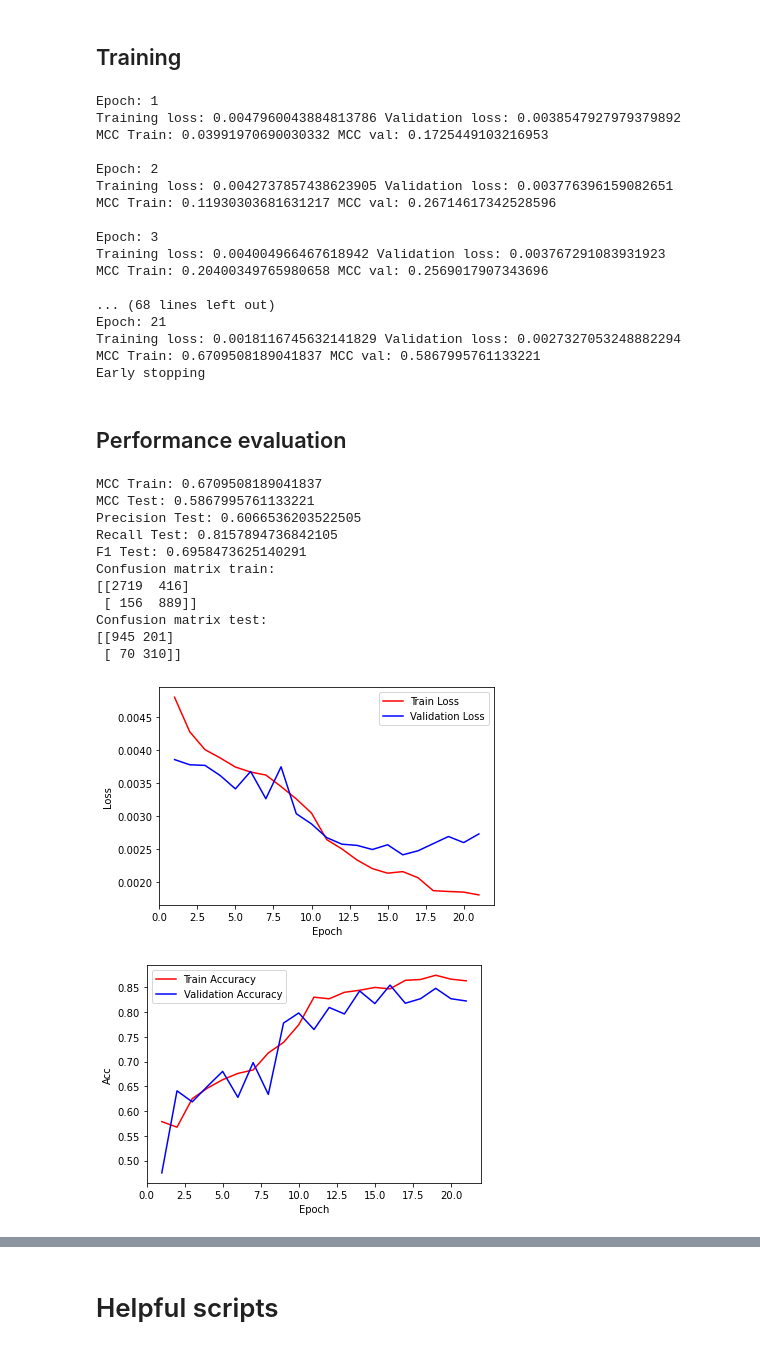
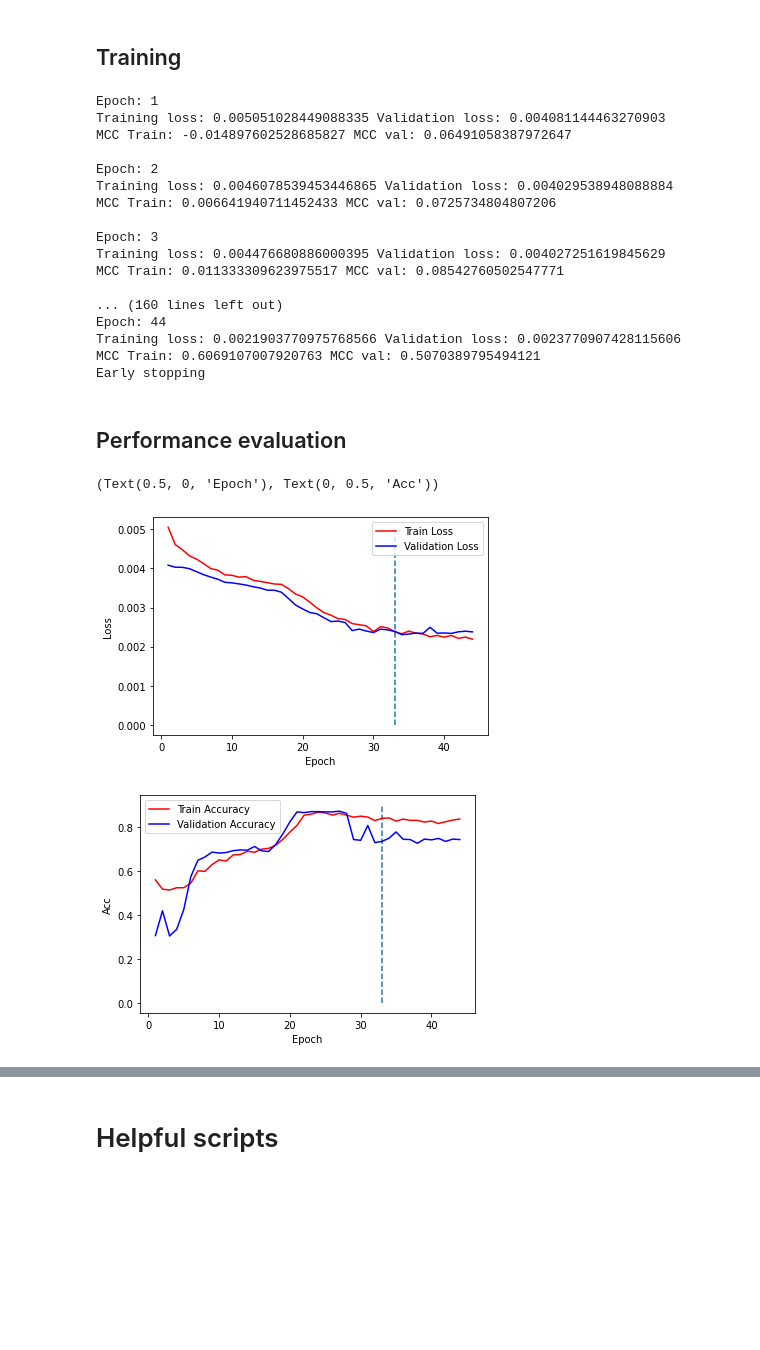
Before and after one commit to HenriettaHolze/TCR-pMHC-prediction, a Jupyter notebook: 002.architecture/improved_architecture_network.ipynb, the cells around one changed output, grey strips where cells are left out. Cells and saved outputs as stored; diff of their text form; code cells hidden in the pictures; blank space fills up the shorter version.

Commit message:
Implemented simple early stopping, which saves best model

```diff
--- a/002.architecture/improved_architecture_network.ipynb
+++ b/002.architecture/improved_architecture_network.ipynb
@@ -245,7 +245,6 @@ for epoch in range(num_epochs):
         train_acc.append(train_acc_cur)
         valid_acc.append(valid_acc_cur)
 
-        from sklearn.metrics import matthews_corrcoef
 
         print(
             "Training loss:",
@@ -261,77 +260,53 @@ for epoch in range(num_epochs):
             matthews_corrcoef(val_targs, val_preds),
         )
 
-    # Early stopping: no improvement in validation loss in 5 consecutive epochs
+    # Early stopping: no improvement in validation loss in 10 consecutive epochs
     if (val_loss / len(X_val)).item() < min_val_loss:
         no_epoch_improve = 0
         min_val_loss = (val_loss / len(X_val))
+        torch.save(net, 'early_stopping_model.pt')
+        best_epoch = epoch
     else:
         no_epoch_improve +=1
-    if no_epoch_improve == 5:
+    if no_epoch_improve == 10:
         print("Early stopping\n")
         break
 # %% [output]
 Epoch: 1
-Training loss: 0.0047960043884813786 Validation loss: 0.0038547927979379892
-MCC Train: 0.03991970690030332 MCC val: 0.1725449103216953
+Training loss: 0.005051028449088335 Validation loss: 0.004081144463270903
+MCC Train: -0.014897602528685827 MCC val: 0.06491058387972647
 
 Epoch: 2
-Training loss: 0.0042737857438623905 Validation loss: 0.003776396159082651
-MCC Train: 0.11930303681631217 MCC val: 0.26714617342528596
+Training loss: 0.0046078539453446865 Validation loss: 0.004029538948088884
+MCC Train: 0.006641940711452433 MCC val: 0.0725734804807206
 
 Epoch: 3
-Training loss: 0.004004966467618942 Validation loss: 0.003767291083931923
-MCC Train: 0.20400349765980658 MCC val: 0.2569017907343696
+Training loss: 0.004476680886000395 Validation loss: 0.004027251619845629
+MCC Train: 0.011333309623975517 MCC val: 0.08542760502547771
 
-... (68 lines left out)
-Epoch: 21
-Training loss: 0.0018116745632141829 Validation loss: 0.0027327053248882294
-MCC Train: 0.6709508189041837 MCC val: 0.5867995761133221
+... (160 lines left out)
+Epoch: 44
+Training loss: 0.0021903770975768566 Validation loss: 0.0023770907428115606
+MCC Train: 0.6069107007920763 MCC val: 0.5070389795494121
 Early stopping
 # %% [markdown]
 ## Performance evaluation
 # %%
+# Plots of training epochs
 epoch = np.arange(1, len(train_acc) + 1)
 plt.figure()
 plt.plot(epoch, losses, "r", epoch, val_losses, "b")
 plt.legend(["Train Loss", "Validation Loss"])
+plt.vlines(best_epoch, ymin=0, ymax=0.005, linestyles='dashed')
 plt.xlabel("Epoch"), plt.ylabel("Loss")
 
 epoch = np.arange(1, len(train_acc) + 1)
 plt.figure()
 plt.plot(epoch, train_acc, "r", epoch, valid_acc, "b")
 plt.legend(["Train Accuracy", "Validation Accuracy"])
+plt.vlines(best_epoch, ymin=0, ymax=0.9, linestyles='dashed')
 plt.xlabel("Epoch"), plt.ylabel("Acc")
-
-# print("Train accuracy:", train_acc, sep = "\n")
-# print("Validation accuracy:", valid_acc, sep = "\n")
-
-from sklearn.metrics import matthews_corrcoef
-
-print("MCC Train:", matthews_corrcoef(train_targs, train_preds))
-print("MCC Test:", matthews_corrcoef(val_targs, val_preds))
-
-prec_val = metrics.precision_score(val_targs, val_preds)
-rec_val = metrics.recall_score(val_targs, val_preds)
-f1_val = 2 * ((prec_val * rec_val) / (prec_val + rec_val))
-
-print("Precision Test:", prec_val)
-print("Recall Test:", rec_val)
-print("F1 Test:", f1_val)
-
-print("Confusion matrix train:", confusion_matrix(train_targs, train_preds), sep="\n")
-print("Confusion matrix test:", confusion_matrix(val_targs, val_preds), sep="\n")
 # %% [output]
-MCC Train: 0.6709508189041837
-MCC Test: 0.5867995761133221
-Precision Test: 0.6066536203522505
-Recall Test: 0.8157894736842105
-F1 Test: 0.6958473625140291
-Confusion matrix train:
-[[2719  416]
- [ 156  889]]
-Confusion matrix test:
-[[945 201]
- [ 70 310]]
+(Text(0.5, 0, 'Epoch'), Text(0, 0.5, 'Acc'))
-[figure, old version]
+[figure, new version]
-[figure, old version]
+[figure, new version]
```
Also changed, not shown: parts of 3 cells of this notebook, 3 other files.
